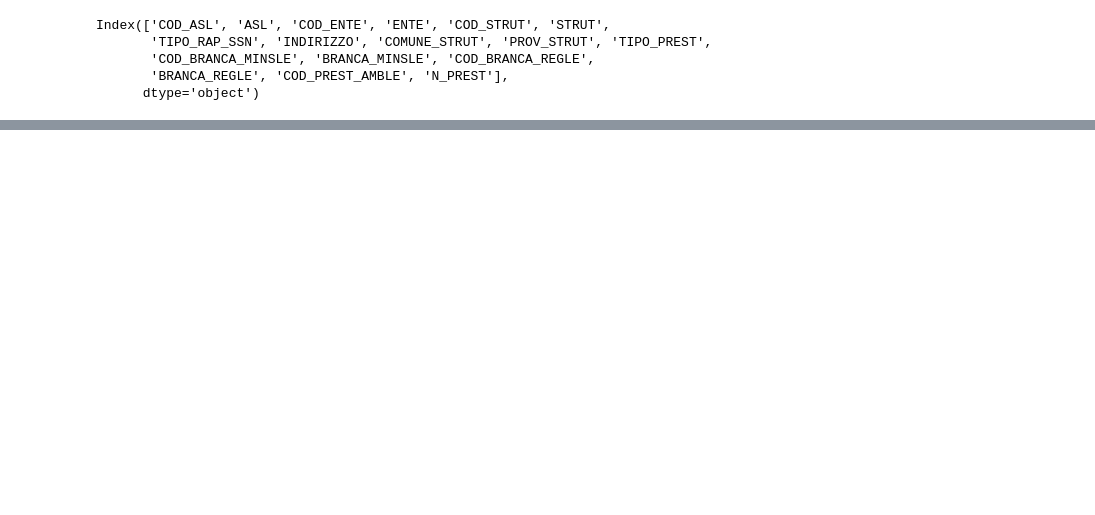
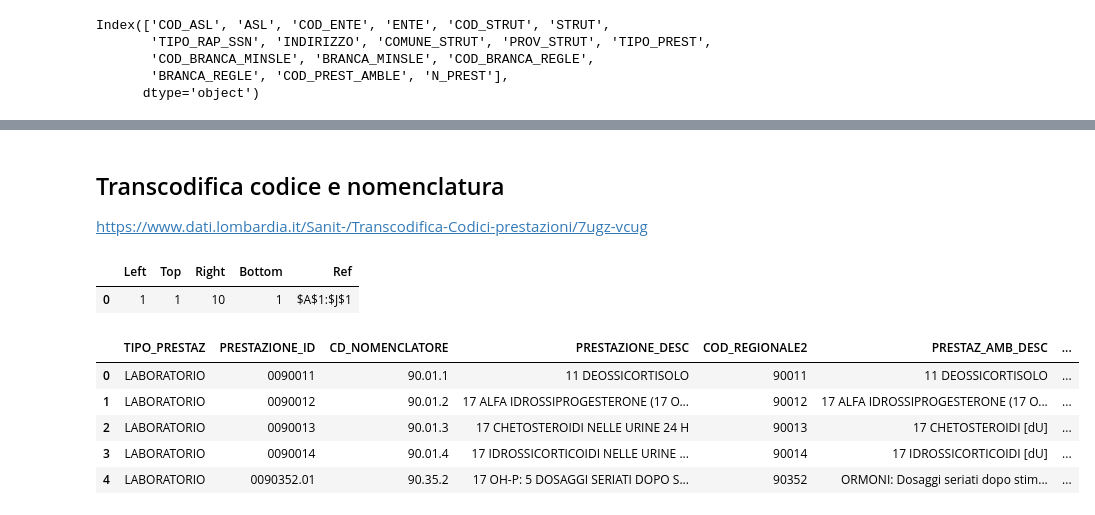
Before and after one commit to SimoneFarallo/Project_public_and_social_services, a Jupyter notebook: EDA_domains.ipynb, the cells around one changed output, grey strips where cells are left out. Saved outputs shown, nothing was run; the diff lists cells and outputs as text; code cells hidden in the pictures; blank space fills up the shorter version.

```diff
--- a/EDA_domains.ipynb
+++ b/EDA_domains.ipynb
@@ -217,0 +203,23 @@ catalogo_marche.head()
+# %% [markdown]
+## Transcodifica codice e nomenclatura
+
+https://www.dati.lombardia.it/Sanit-/Transcodifica-Codici-prestazioni/7ugz-vcug
+# %%
+trans_cod = pd.read_excel('https://github.com/SimoneFarallo/public_and_social_services/raw/main/data/Transcodifica_codici.xlsx')
+trans_cod
+# %% [output]
+|  | Left | Top | Right | Bottom | Ref |
+| 0 | 1 | 1 | 10 | 1 | $A$1:$J$1 |
+# %%
+xls = pd.ExcelFile('https://github.com/SimoneFarallo/public_and_social_services/raw/main/data/Transcodifica_codici.xlsx')
+df1 = pd.read_excel(xls, 'Tabella complessiva cod SISS', skiprows = 1)
+df2 = pd.read_excel(xls, 'Tabella sole prestaz per set', skiprows = 1)
+# %%
+df1.head()
+# %% [output]
+|  | TIPO_PRESTAZ | PRESTAZIONE_ID | CD_NOMENCLATORE | PRESTAZIONE_DESC | COD_REGIONALE2 | PRESTAZ_AMB_DESC | ... |
+| 0 | LABORATORIO | 0090011 | 90.01.1 | 11 DEOSSICORTISOLO | 90011 | 11 DEOSSICORTISOLO | ... |
+| 1 | LABORATORIO | 0090012 | 90.01.2 | 17 ALFA IDROSSIPROGESTERONE (17 O... | 90012 | 17 ALFA IDROSSIPROGESTERONE (17 O... | ... |
+| 2 | LABORATORIO | 0090013 | 90.01.3 | 17 CHETOSTEROIDI NELLE URINE 24 H | 90013 | 17 CHETOSTEROIDI [dU] | ... |
+| 3 | LABORATORIO | 0090014 | 90.01.4 | 17 IDROSSICORTICOIDI NELLE URINE ... | 90014 | 17 IDROSSICORTICOIDI [dU] | ... |
+| 4 | LABORATORIO | 0090352.01 | 90.35.2 | 17 OH-P: 5 DOSAGGI SERIATI DOPO S... | 90352 | ORMONI: Dosaggi seriati dopo stim... | ... |
```
Also changed, not shown: parts of 17 cells of this notebook.
